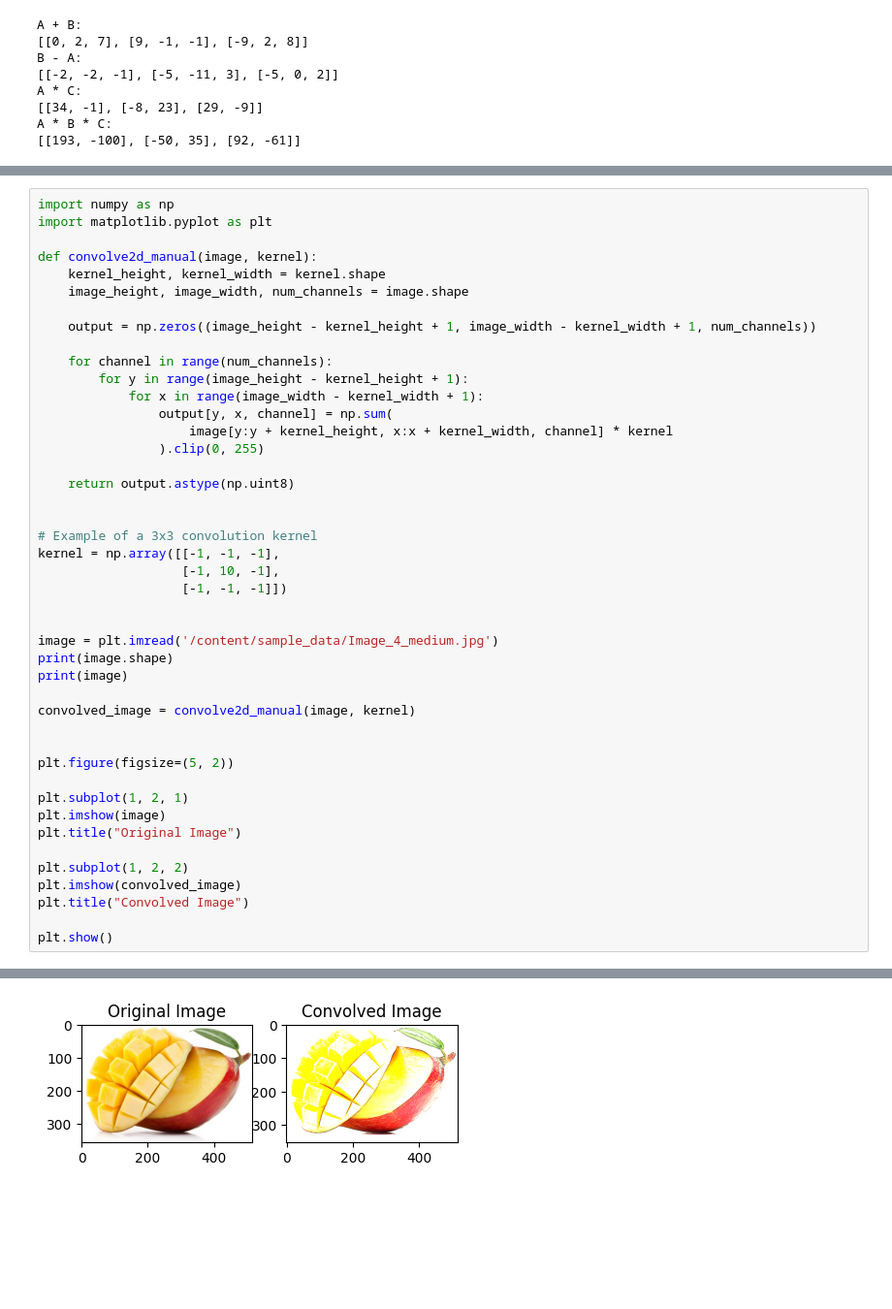
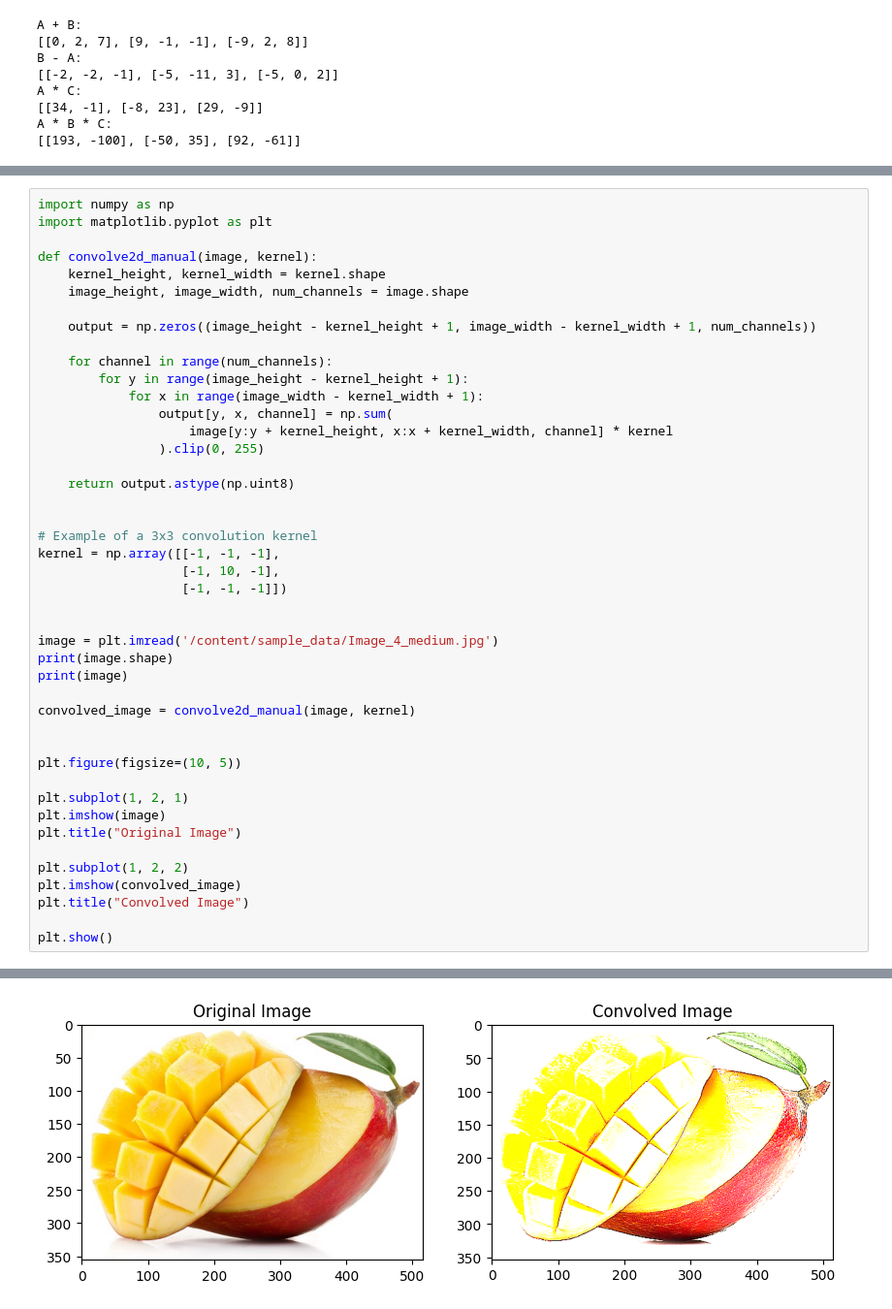
Before and after one commit to julika333/TMS-DS, a Jupyter notebook: lesson_11_matrix/HW_11.ipynb, the cells around one changed output, grey strips where cells are left out. Shown at 97% size. Drawn from its saved outputs; the diff is of its cells as text; blank space fills up the shorter version.

```diff
--- a/lesson_11_matrix/HW_11.ipynb
+++ b/lesson_11_matrix/HW_11.ipynb
@@ -122,33 +122,33 @@ print(image)
 convolved_image = convolve2d_manual(image, kernel)
 
 
-plt.figure(figsize=(5, 2))
+plt.figure(figsize=(10, 5))
 
 plt.subplot(1, 2, 1)
 plt.imshow(image)
 plt.title("Original Image")
 
 plt.subplot(1, 2, 2)
 plt.imshow(convolved_image)
 plt.title("Convolved Image")
 
 plt.show()
 # %% [output]
 (356, 517, 3)
 [[[253 252 250]
   [253 252 250]
   [253 252 250]
   ...
   [255 255 255]
   [255 255 255]
   [255 255 255]]
 
  [[253 252 250]
   [253 252 250]
   [253 252 250]
 ... (34 lines left out)
   ...
   [255 255 255]
   [255 255 255]
   [255 255 255]]]
-[figure, old version]
+[figure, new version]
```
